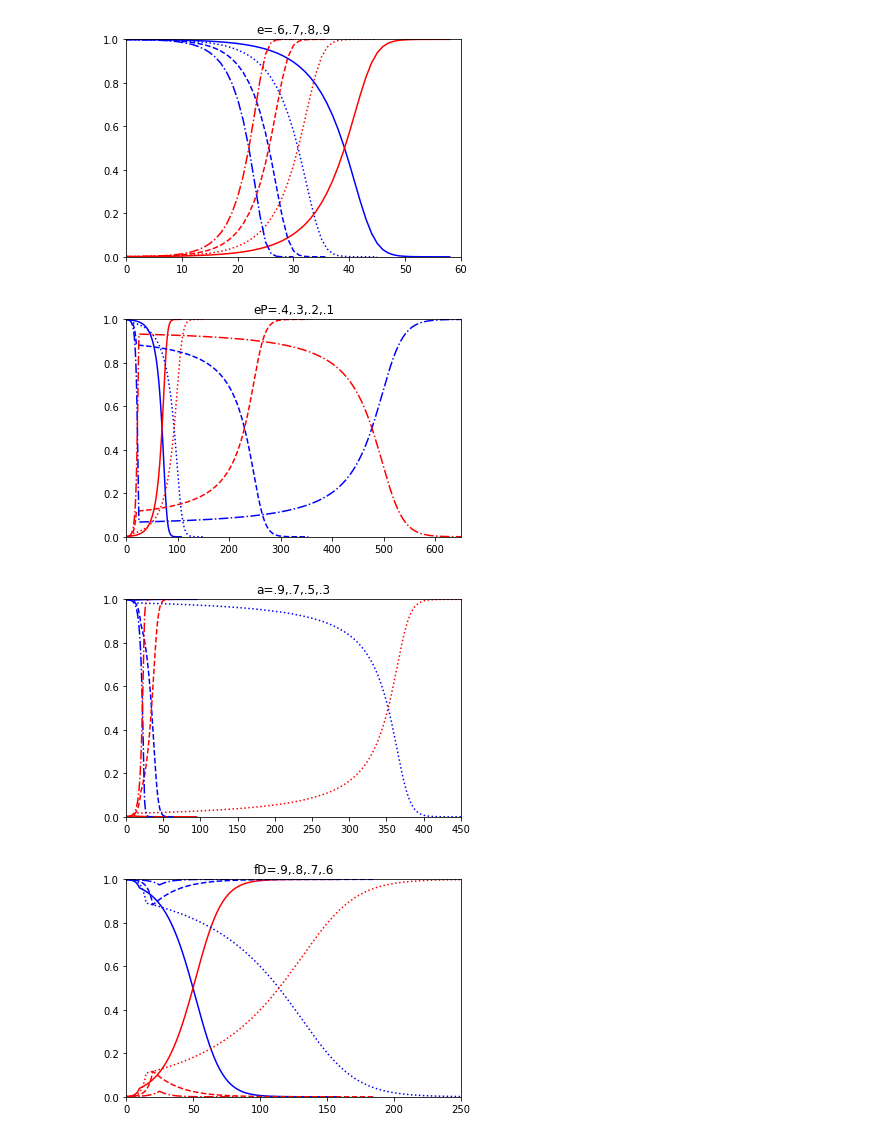
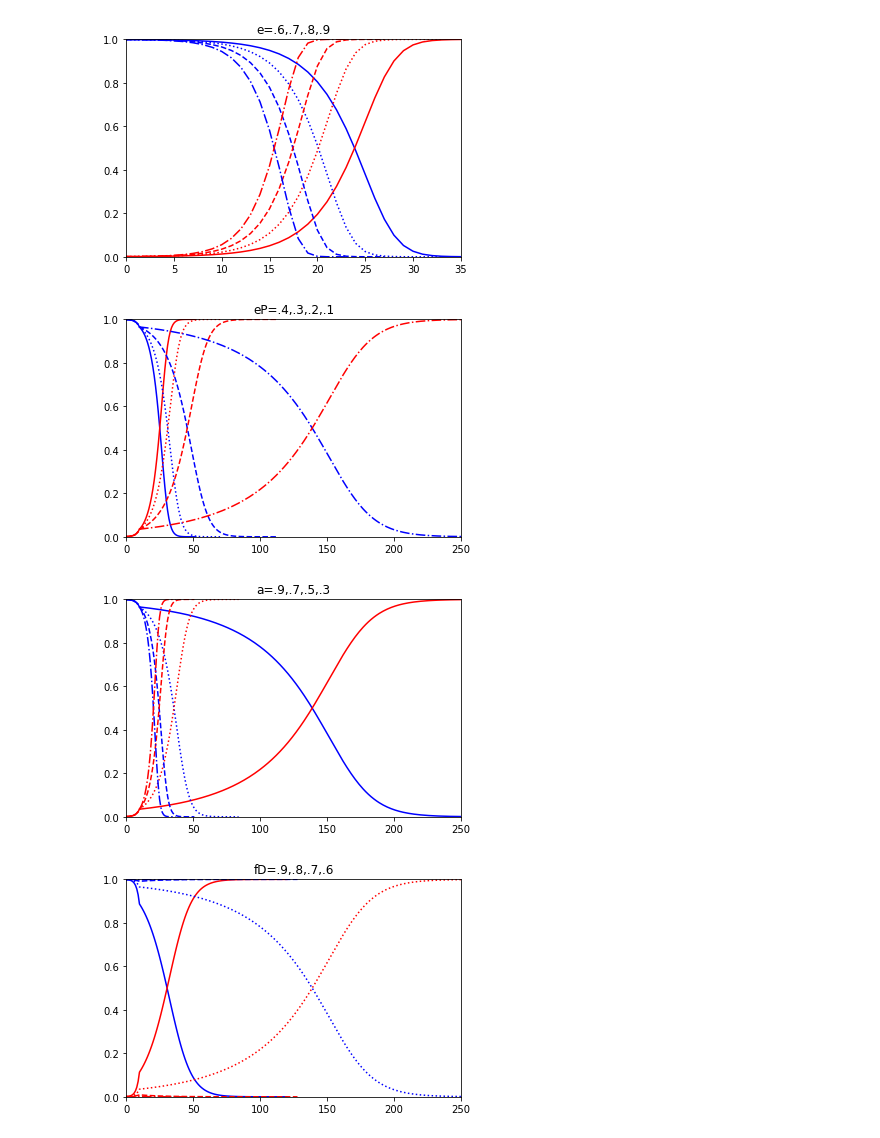
Before and after one commit to mgheffel/CRISPR-Gene-Drive-Population-Model, a Jupyter notebook: AlleleMultiMapiE.ipynb, the cells around one changed output. Cells and saved outputs as stored; diff of their text form; code cells hidden in the pictures.

Commit message:
iX multimap

```diff
--- a/AlleleMultiMapiE.ipynb
+++ b/AlleleMultiMapiE.ipynb
@@ -140,72 +160,72 @@ def run_simulation_iE(simData,graph=False,debug=False):
 pList=["-","+",",",".","o","*"]
 linestyles=["solid","dotted","dashed","dashdot"]
 gis=[]
-simData={'qW':.999,'qD':.001,'fW':1,'fD':.7,'e':.6,'h':.5,'eP':.1,'a':0,'generations':1000,'induceStart':10}
+simData={'qW':.999,'qD':.001,'fW':1,'fD':.8,'e':.6,'h':.5,'eP':.1,'a':0,'generations':1000,'induceStart':10}
 gis.append(run_simulation_iE(simData))
 gis[0]["linestyle"]="solid"
-simData={'qW':.999,'qD':.001,'fW':1,'fD':.7,'e':.7,'h':.5,'eP':.1,'a':0,'generations':1000,'induceStart':15}
+simData={'qW':.999,'qD':.001,'fW':1,'fD':.8,'e':.7,'h':.5,'eP':.1,'a':0,'generations':1000,'induceStart':10}
 gis.append(run_simulation_iE(simData))
 gis[1]["linestyle"]="dotted"
-simData={'qW':.999,'qD':.001,'fW':1,'fD':.7,'e':.8,'h':.5,'eP':.1,'a':0,'generations':1000,'induceStart':20}
+simData={'qW':.999,'qD':.001,'fW':1,'fD':.8,'e':.8,'h':.5,'eP':.1,'a':0,'generations':1000,'induceStart':10}
 gis.append(run_simulation_iE(simData))
 gis[2]["linestyle"]="dashed"
-simData={'qW':.999,'qD':.001,'fW':1,'fD':.7,'e':.9,'h':.5,'eP':.1,'a':0,'generations':1000,'induceStart':25}
+simData={'qW':.999,'qD':.001,'fW':1,'fD':.8,'e':.9,'h':.5,'eP':.1,'a':0,'generations':1000,'induceStart':10}
 gis.append(run_simulation_iE(simData))
 gis[3]["linestyle"]="dashdot"
-multiPlot(gis,60,"e=.6,.7,.8,.9")
+multiPlot(gis,35,"e=.6,.7,.8,.9")
 # %% [output]
-[figure, old version]
+[figure, new version]
 # %%
 #change eP
 gis=[]
-simData={'qW':.999,'qD':.001,'fW':1,'fD':.7,'e':.6,'h':.5,'eP':.4,'a':.9,'generations':1000,'induceStart':10}
+simData={'qW':.999,'qD':.001,'fW':1,'fD':.8,'e':.8,'h':.5,'eP':.4,'a':.9,'generations':1000,'induceStart':10}
 gis.append(run_simulation_iE(simData))
 gis[0]["linestyle"]="solid"
-simData={'qW':.999,'qD':.001,'fW':1,'fD':.7,'e':.7,'h':.5,'eP':.3,'a':.9,'generations':1000,'induceStart':15}
+simData={'qW':.999,'qD':.001,'fW':1,'fD':.8,'e':.8,'h':.5,'eP':.3,'a':.9,'generations':1000,'induceStart':10}
 gis.append(run_simulation_iE(simData))
 gis[1]["linestyle"]="dotted"
-simData={'qW':.999,'qD':.001,'fW':1,'fD':.7,'e':.8,'h':.5,'eP':.2,'a':.9,'generations':1000,'induceStart':20}
+simData={'qW':.999,'qD':.001,'fW':1,'fD':.8,'e':.8,'h':.5,'eP':.2,'a':.9,'generations':1000,'induceStart':10}
 gis.append(run_simulation_iE(simData))
 gis[2]["linestyle"]="dashed"
-simData={'qW':.999,'qD':.001,'fW':1,'fD':.7,'e':.9,'h':.5,'eP':.1,'a':.9,'generations':1000,'induceStart':25}
+simData={'qW':.999,'qD':.001,'fW':1,'fD':.8,'e':.8,'h':.5,'eP':.1,'a':.9,'generations':1000,'induceStart':10}
 gis.append(run_simulation_iE(simData))
 gis[3]["linestyle"]="dashdot"
-multiPlot(gis,650,"eP=.4,.3,.2,.1")
+multiPlot(gis,250,"eP=.4,.3,.2,.1")
 # %% [output]
-[figure, old version]
+[figure, new version]
 # %%
 #change a
 gis=[]
-simData={'qW':.999,'qD':.001,'fW':1,'fD':.7,'e':.6,'h':.5,'eP':.1,'a':.9,'generations':1000,'induceStart':10}
+simData={'qW':.999,'qD':.001,'fW':1,'fD':.8,'e':.8,'h':.5,'eP':.1,'a':.9,'generations':1000,'induceStart':10}
 gis.append(run_simulation_iE(simData))
 gis[0]["linestyle"]="solid"
-simData={'qW':.999,'qD':.001,'fW':1,'fD':.7,'e':.7,'h':.5,'eP':.1,'a':.7,'generations':1000,'induceStart':15}
+simData={'qW':.999,'qD':.001,'fW':1,'fD':.8,'e':.8,'h':.5,'eP':.1,'a':.7,'generations':1000,'induceStart':10}
 gis.append(run_simulation_iE(simData))
 gis[1]["linestyle"]="dotted"
-simData={'qW':.999,'qD':.001,'fW':1,'fD':.7,'e':.8,'h':.5,'eP':.1,'a':.5,'generations':1000,'induceStart':20}
+simData={'qW':.999,'qD':.001,'fW':1,'fD':.8,'e':.8,'h':.5,'eP':.1,'a':.5,'generations':1000,'induceStart':10}
 gis.append(run_simulation_iE(simData))
 gis[2]["linestyle"]="dashed"
-simData={'qW':.999,'qD':.001,'fW':1,'fD':.7,'e':.9,'h':.5,'eP':.1,'a':.3,'generations':1000,'induceStart':25}
+simData={'qW':.999,'qD':.001,'fW':1,'fD':.8,'e':.8,'h':.5,'eP':.1,'a':.3,'generations':1000,'induceStart':10}
 gis.append(run_simulation_iE(simData))
 gis[3]["linestyle"]="dashdot"
-multiPlot(gis,450,"a=.9,.7,.5,.3")
+multiPlot(gis,250,"a=.9,.7,.5,.3")
 # %% [output]
-[figure, old version]
+[figure, new version]
 # %%
 #change fD
 gis=[]
-simData={'qW':.999,'qD':.001,'fW':1,'fD':.9,'e':.6,'h':.5,'eP':.1,'a':.9,'generations':1000,'induceStart':10}
+simData={'qW':.999,'qD':.001,'fW':1,'fD':.9,'e':.8,'h':.5,'eP':.1,'a':.9,'generations':1000,'induceStart':10}
 gis.append(run_simulation_iE(simData))
 gis[0]["linestyle"]="solid"
-simData={'qW':.999,'qD':.001,'fW':1,'fD':.8,'e':.7,'h':.5,'eP':.1,'a':.9,'generations':1000,'induceStart':15}
+simData={'qW':.999,'qD':.001,'fW':1,'fD':.8,'e':.8,'h':.5,'eP':.1,'a':.9,'generations':1000,'induceStart':10}
 gis.append(run_simulation_iE(simData))
 gis[1]["linestyle"]="dotted"
-simData={'qW':.999,'qD':.001,'fW':1,'fD':.7,'e':.8,'h':.5,'eP':.1,'a':.9,'generations':1000,'induceStart':20}
+simData={'qW':.999,'qD':.001,'fW':1,'fD':.7,'e':.8,'h':.5,'eP':.1,'a':.9,'generations':1000,'induceStart':10}
 gis.append(run_simulation_iE(simData))
 gis[2]["linestyle"]="dashed"
-simData={'qW':.999,'qD':.001,'fW':1,'fD':.6,'e':.9,'h':.5,'eP':.1,'a':.9,'generations':1000,'induceStart':25}
+simData={'qW':.999,'qD':.001,'fW':1,'fD':.6,'e':.8,'h':.5,'eP':.1,'a':.9,'generations':1000,'induceStart':10}
 gis.append(run_simulation_iE(simData))
 gis[3]["linestyle"]="dashdot"
 multiPlot(gis,250,"fD=.9,.8,.7,.6")
 # %% [output]
-[figure, old version]
+[figure, new version]
```
Also changed, not shown: parts of 1 cell of this notebook, 2 other files.
